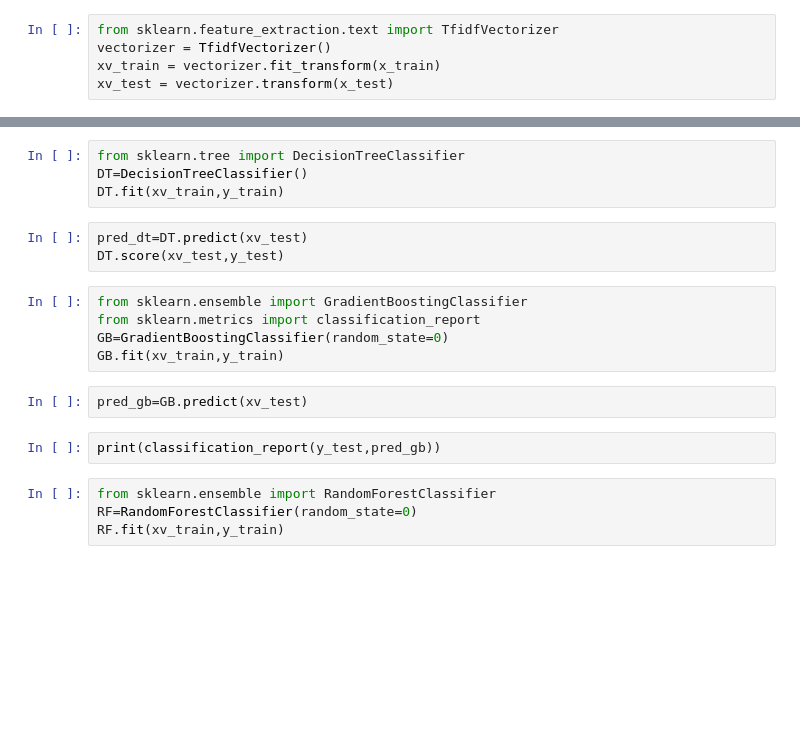
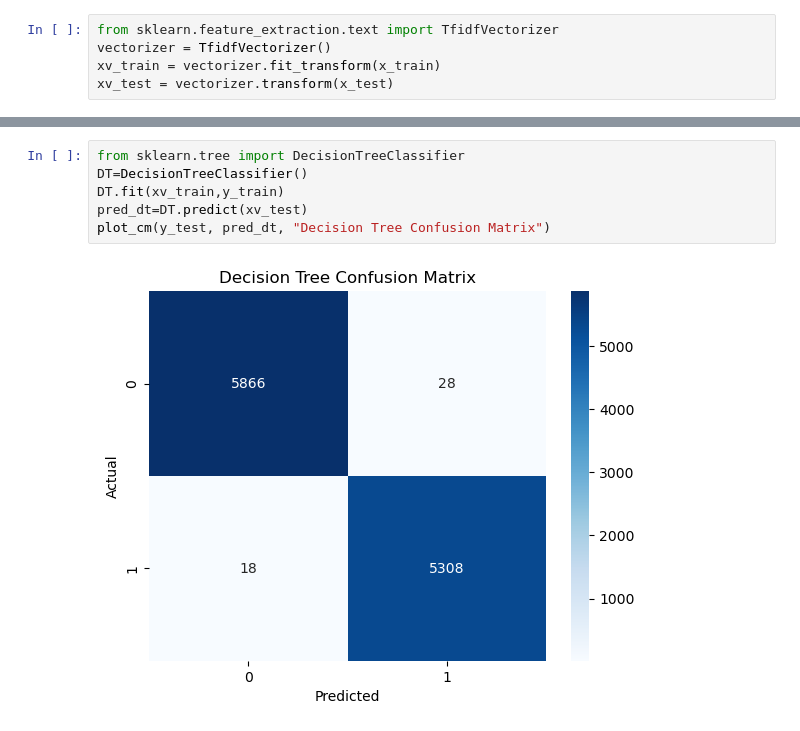
Before and after one commit to Kolpi03/Fake_News-Detection, a Jupyter notebook: Fake_News_Detection.ipynb, the cells around one changed output, grey strips where cells are left out. Cells and saved outputs as stored; diff of their text form; blank space fills up the shorter version.

```diff
--- a/Fake_News_Detection.ipynb
+++ b/Fake_News_Detection.ipynb
@@ -100,20 +238,8 @@ print(classification_report(y_test,pred_lr))
 # %%
 from sklearn.tree import DecisionTreeClassifier
 DT=DecisionTreeClassifier()
 DT.fit(xv_train,y_train)
+pred_dt=DT.predict(xv_test)
+plot_cm(y_test, pred_dt, "Decision Tree Confusion Matrix")
+# %% [output]
+[figure, added]
-# %%
-pred_dt=DT.predict(xv_test)
-DT.score(xv_test,y_test)
-# %%
-from sklearn.ensemble import GradientBoostingClassifier
-from sklearn.metrics import classification_report
-GB=GradientBoostingClassifier(random_state=0)
-GB.fit(xv_train,y_train)
-# %%
-pred_gb=GB.predict(xv_test)
-# %%
-print(classification_report(y_test,pred_gb))
-# %%
-from sklearn.ensemble import RandomForestClassifier
-RF=RandomForestClassifier(random_state=0)
-RF.fit(xv_train,y_train)
```
Also changed, not shown: parts of 34 cells of this notebook.
